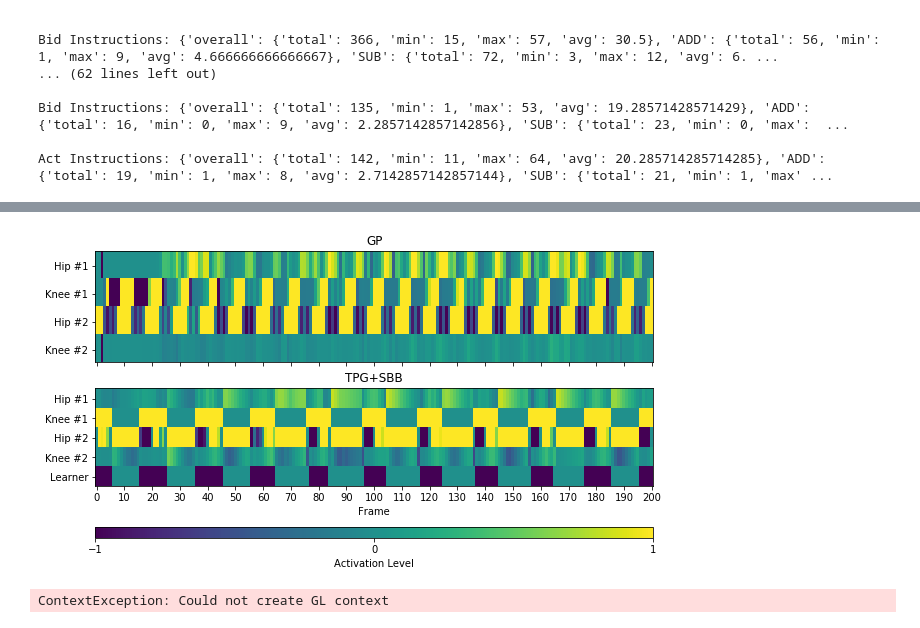
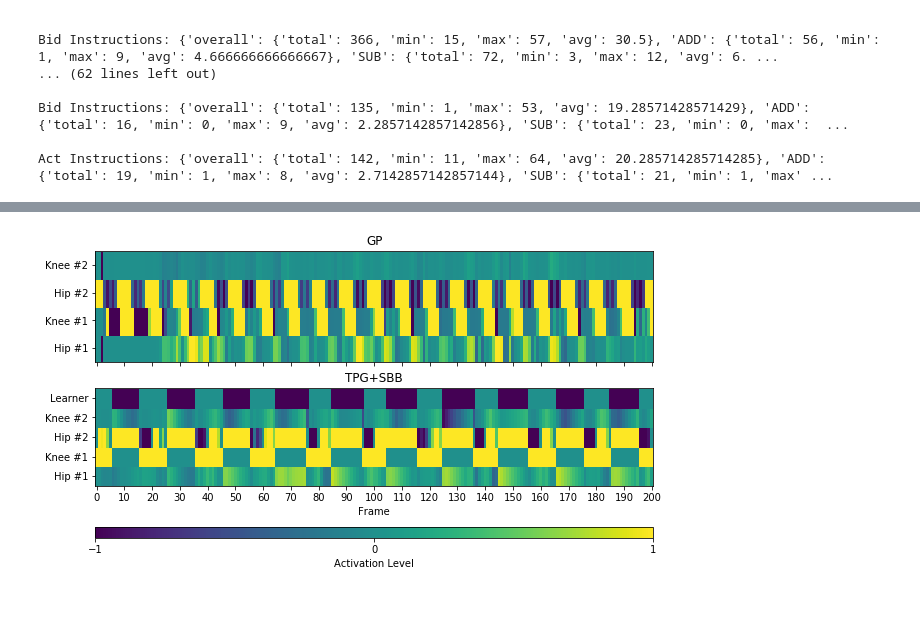
Before and after one commit to Ryan-Amaral/gp-bipedal-walker-analysis, a Jupyter notebook: champion_analysis.ipynb, the cells around one changed output, grey strips where cells are left out. Saved outputs shown, nothing was run; the diff lists cells and outputs as text; code cells hidden in the pictures.

Commit message:
ran visual example from laptop

```diff
--- a/champion_analysis.ipynb
+++ b/champion_analysis.ipynb
@@ -256,6 +256,7 @@ action_pixels = np.repeat(np.array(gp_actions).T, (10,10,10,10), axis=0)[:,:201]
 
 ax1.imshow(action_pixels)
 ax1.set_yticks([5, 15, 25, 35])
+ax1.set_ylim(0,40)
 ax1.set_yticklabels(["Hip #1", "Knee #1", "Hip #2", "Knee #2"])
 ax1.set_title("GP")
 ax1.set_xticks([])
@@ -274,34 +275,35 @@ for al_list in tpgsbb_learners_vis:
 action_learners = np.array(action_learners)
 # convert learner ids to other value
 for i, al in enumerate(al_uniques):
     action_learners = np.where(action_learners==al,
         ((i/len(al_uniques))*2)-1,
         action_learners)
 
 # make numeric
 action_learners = np.array(action_learners, dtype=float)
 
 # put together pixels from actions and learner selection
 action_pixels = np.repeat(
     np.concatenate((np.array(tpgsbb_actions).T, (action_learners,))),
     (10,10,10,10,10), axis=0)[:,:201]
 
 img = ax2.imshow(action_pixels, aspect="auto")
 cb = fig.colorbar(img, ticks=[-1,0,1], orientation="horizontal",
                  aspect=50, pad=0.25)
 cb.set_label("Activation Level")
 
 ax2.set_yticks([5, 15, 25, 35, 45])
 ax2.set_yticklabels(["Hip #1", "Knee #1", "Hip #2", "Knee #2", "Learner"])
+ax2.set_ylim(0,50)
 ax2.set_title("TPG+SBB")
 ax2.set_xticks(range(0, 201, 10))
 ax2.set_xlabel("Frame")
 
 plt.subplots_adjust(hspace=0)
 
 plt.show()
 # %% [output]
-[figure, old version]
+[figure, new version]
 # %%
 """
 Visualize a run.
@@ -353,7 +355,3 @@ def do_run(agent, frames=99999):
 
     print("Score: ", score)
     print("Total frames: ", i)
-# %%
-do_run(tpgsbb3_agent)
-# %% [output]
-ContextException: Could not create GL context
```
Also changed, not shown: parts of 5 cells of this notebook, 1 other file.
